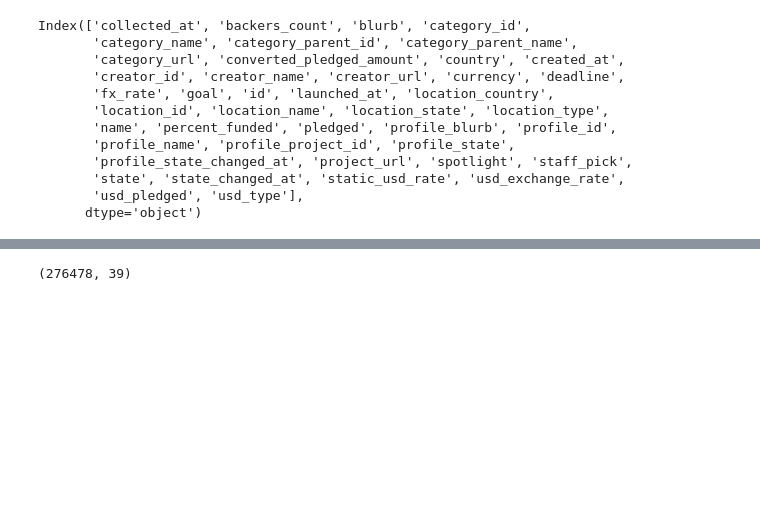
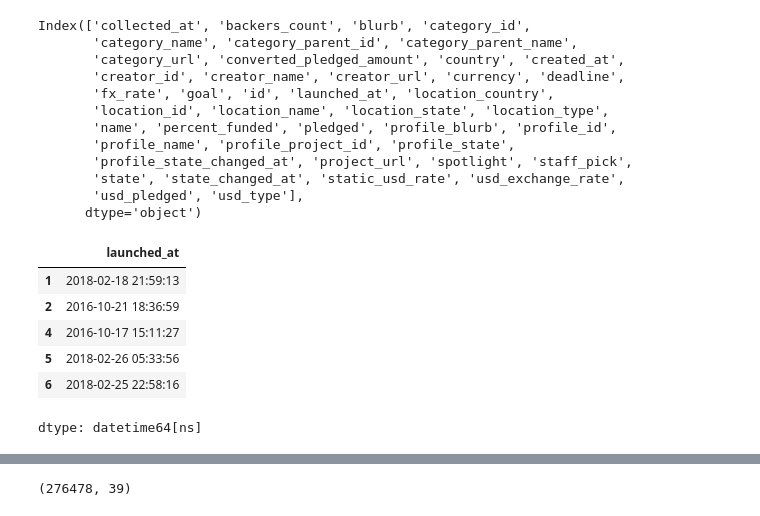
Before and after one commit to RicardoMA19/Kickstarter-Campaing-Launch-Assitant, a Jupyter notebook: Kickstarter-Assistant-Project.ipynb, the cells around one changed output, grey strips where cells are left out. Saved outputs shown, nothing was run; the diff lists cells and outputs as text; code cells hidden in the pictures; blank space fills up the shorter version.

```diff
--- a/Kickstarter-Assistant-Project.ipynb
+++ b/Kickstarter-Assistant-Project.ipynb
@@ -121,3 +121,13 @@ for col in time_cols:
 kick_df['campaign_duration'] = (
     kick_df['deadline'] - kick_df['launched_at']
 ).dt.days
+# %%
+kick_df['launched_at'].head(5)
+# %% [output]
+|  | launched_at |
+| 1 | 2018-02-18 21:59:13 |
+| 2 | 2016-10-21 18:36:59 |
+| 4 | 2016-10-17 15:11:27 |
+| 5 | 2018-02-26 05:33:56 |
+| 6 | 2018-02-25 22:58:16 |
+dtype: datetime64[ns]
```
Also changed, not shown: parts of 3 cells of this notebook.
